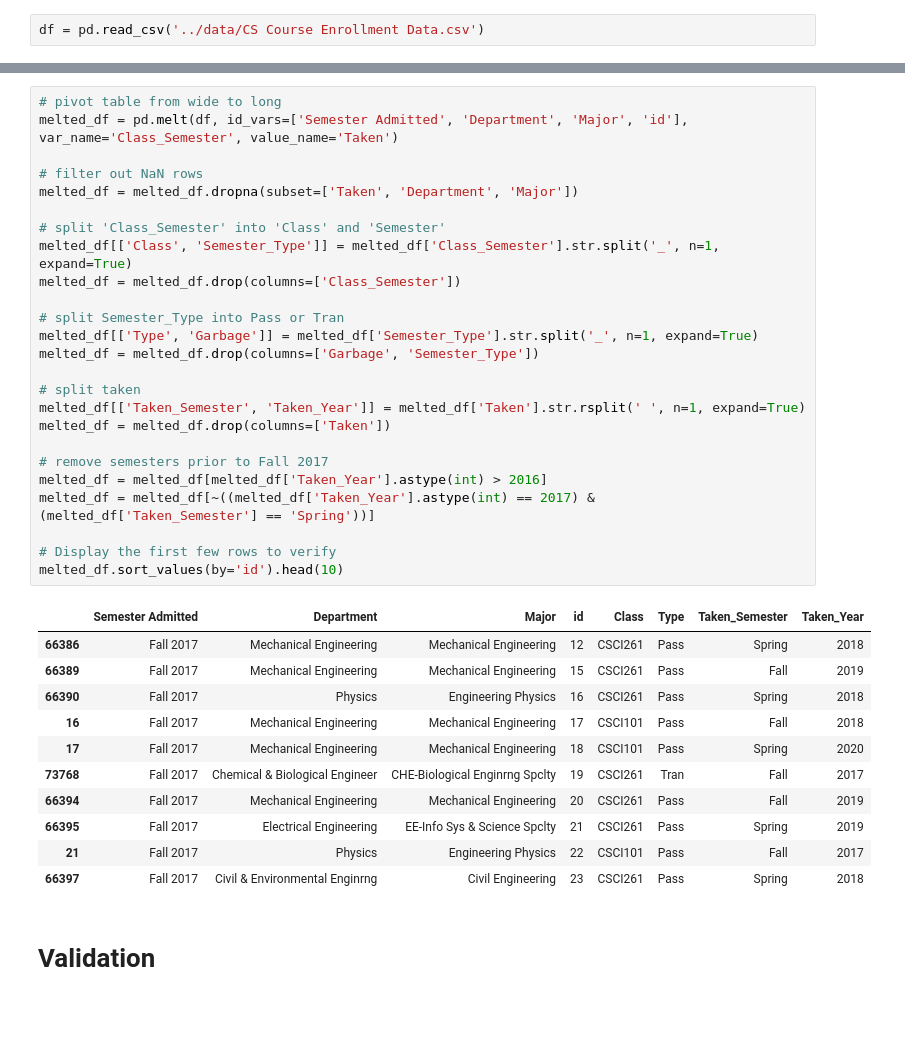
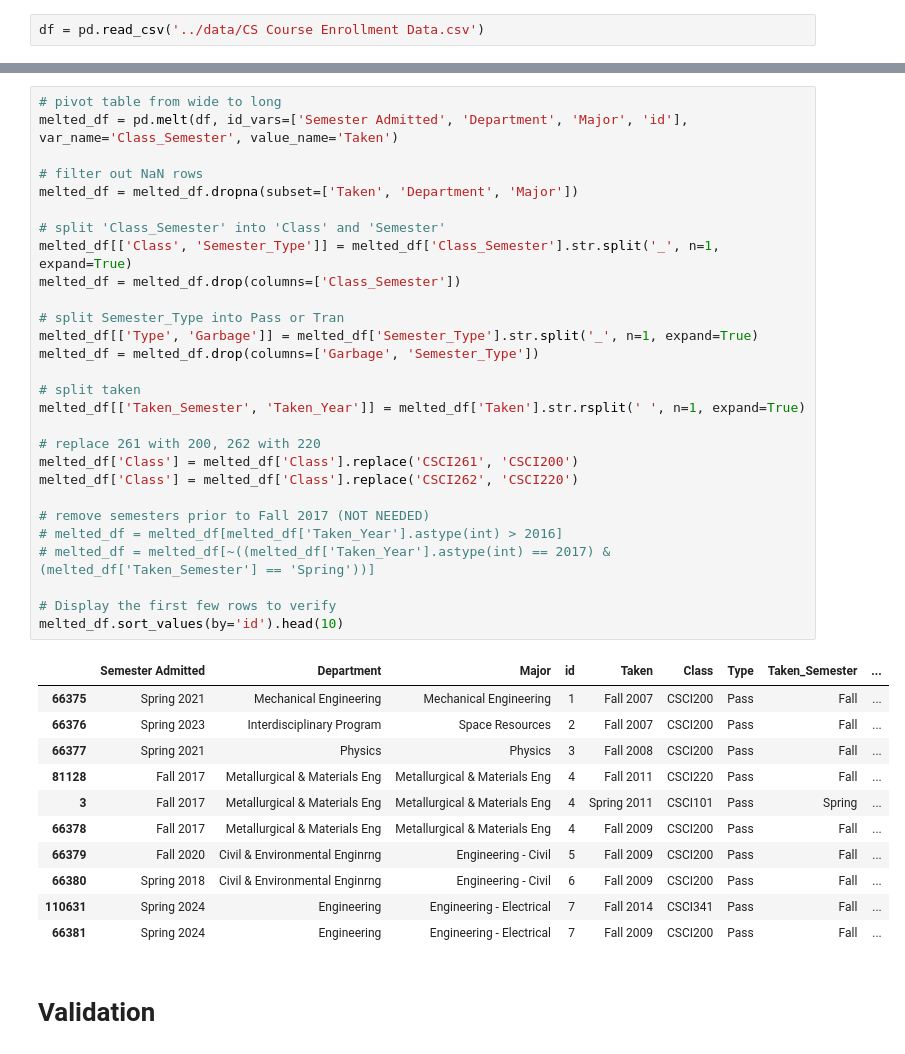
Before and after one commit to ifrycolorado/Enrollment_Project, a Jupyter notebook: src/pivot.ipynb, the cells around one changed output, grey strips where cells are left out. Cells and saved outputs as stored; diff of their text form; blank space fills up the shorter version.

```diff
--- a/src/pivot.ipynb
+++ b/src/pivot.ipynb
@@ -11,40 +26,43 @@ df['id'] = range(1, len(df) + 1)
 # %%
 # pivot table from wide to long
 melted_df = pd.melt(df, id_vars=['Semester Admitted', 'Department', 'Major', 'id'], var_name='Class_Semester', value_name='Taken')
 
 # filter out NaN rows
 melted_df = melted_df.dropna(subset=['Taken', 'Department', 'Major'])
 
 # split 'Class_Semester' into 'Class' and 'Semester'
 melted_df[['Class', 'Semester_Type']] = melted_df['Class_Semester'].str.split('_', n=1, expand=True)
 melted_df = melted_df.drop(columns=['Class_Semester'])
 
 # split Semester_Type into Pass or Tran
 melted_df[['Type', 'Garbage']] = melted_df['Semester_Type'].str.split('_', n=1, expand=True)
 melted_df = melted_df.drop(columns=['Garbage', 'Semester_Type'])
 
 # split taken
 melted_df[['Taken_Semester', 'Taken_Year']] = melted_df['Taken'].str.rsplit(' ', n=1, expand=True)
-melted_df = melted_df.drop(columns=['Taken'])
 
-# remove semesters prior to Fall 2017
-melted_df = melted_df[melted_df['Taken_Year'].astype(int) > 2016]
-melted_df = melted_df[~((melted_df['Taken_Year'].astype(int) == 2017) & (melted_df['Taken_Semester'] == 'Spring'))]
+# replace 261 with 200, 262 with 220
+melted_df['Class'] = melted_df['Class'].replace('CSCI261', 'CSCI200')
+melted_df['Class'] = melted_df['Class'].replace('CSCI262', 'CSCI220')
+
+# remove semesters prior to Fall 2017 (NOT NEEDED)
+# melted_df = melted_df[melted_df['Taken_Year'].astype(int) > 2016]
+# melted_df = melted_df[~((melted_df['Taken_Year'].astype(int) == 2017) & (melted_df['Taken_Semester'] == 'Spring'))]
 
 # Display the first few rows to verify
 melted_df.sort_values(by='id').head(10)
 # %% [output]
-|  | Semester Admitted | Department | Major | id | Class | Type | Taken_Semester | Taken_Year |
-| 66386 | Fall 2017 | Mechanical Engineering | Mechanical Engineering | 12 | CSCI261 | Pass | Spring | 2018 |
-| 66389 | Fall 2017 | Mechanical Engineering | Mechanical Engineering | 15 | CSCI261 | Pass | Fall | 2019 |
-| 66390 | Fall 2017 | Physics | Engineering Physics | 16 | CSCI261 | Pass | Spring | 2018 |
-| 16 | Fall 2017 | Mechanical Engineering | Mechanical Engineering | 17 | CSCI101 | Pass | Fall | 2018 |
-| 17 | Fall 2017 | Mechanical Engineering | Mechanical Engineering | 18 | CSCI101 | Pass | Spring | 2020 |
-| 73768 | Fall 2017 | Chemical & Biological Engineer | CHE-Biological Enginrng Spclty | 19 | CSCI261 | Tran | Fall | 2017 |
-| 66394 | Fall 2017 | Mechanical Engineering | Mechanical Engineering | 20 | CSCI261 | Pass | Fall | 2019 |
-| 66395 | Fall 2017 | Electrical Engineering | EE-Info Sys & Science Spclty | 21 | CSCI261 | Pass | Spring | 2019 |
-| 21 | Fall 2017 | Physics | Engineering Physics | 22 | CSCI101 | Pass | Fall | 2017 |
-| 66397 | Fall 2017 | Civil & Environmental Enginrng | Civil Engineering | 23 | CSCI261 | Pass | Spring | 2018 |
+|  | Semester Admitted | Department | Major | id | Taken | Class | Type | Taken_Semester | ... |
+| 66375 | Spring 2021 | Mechanical Engineering | Mechanical Engineering | 1 | Fall 2007 | CSCI200 | Pass | Fall | ... |
+| 66376 | Spring 2023 | Interdisciplinary Program | Space Resources | 2 | Fall 2007 | CSCI200 | Pass | Fall | ... |
+| 66377 | Spring 2021 | Physics | Physics | 3 | Fall 2008 | CSCI200 | Pass | Fall | ... |
+| 81128 | Fall 2017 | Metallurgical & Materials Eng | Metallurgical & Materials Eng | 4 | Fall 2011 | CSCI220 | Pass | Fall | ... |
+| 3 | Fall 2017 | Metallurgical & Materials Eng | Metallurgical & Materials Eng | 4 | Spring 2011 | CSCI101 | Pass | Spring | ... |
+| 66378 | Fall 2017 | Metallurgical & Materials Eng | Metallurgical & Materials Eng | 4 | Fall 2009 | CSCI200 | Pass | Fall | ... |
+| 66379 | Fall 2020 | Civil & Environmental Enginrng | Engineering - Civil | 5 | Fall 2009 | CSCI200 | Pass | Fall | ... |
+| 66380 | Spring 2018 | Civil & Environmental Enginrng | Engineering - Civil | 6 | Fall 2009 | CSCI200 | Pass | Fall | ... |
+| 110631 | Spring 2024 | Engineering | Engineering - Electrical | 7 | Fall 2014 | CSCI341 | Pass | Fall | ... |
+| 66381 | Spring 2024 | Engineering | Engineering - Electrical | 7 | Fall 2009 | CSCI200 | Pass | Fall | ... |
 # %% [markdown]
 # Validation
 # %%
```
Also changed, not shown: parts of 11 cells of this notebook, 1 other file.
